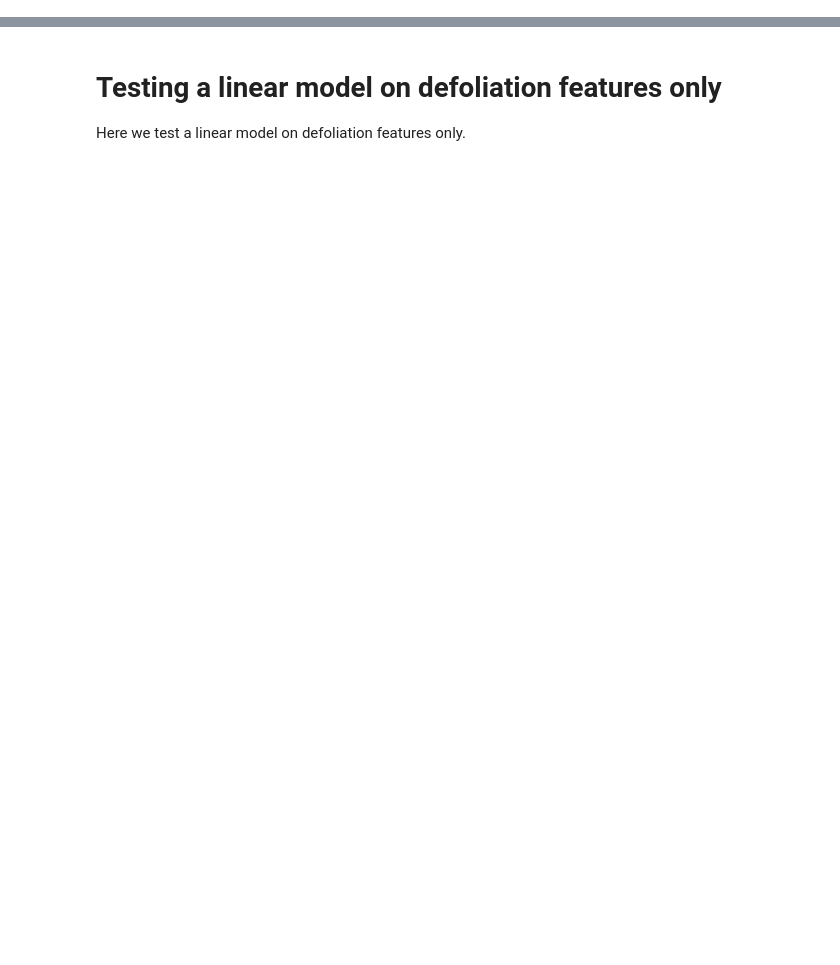
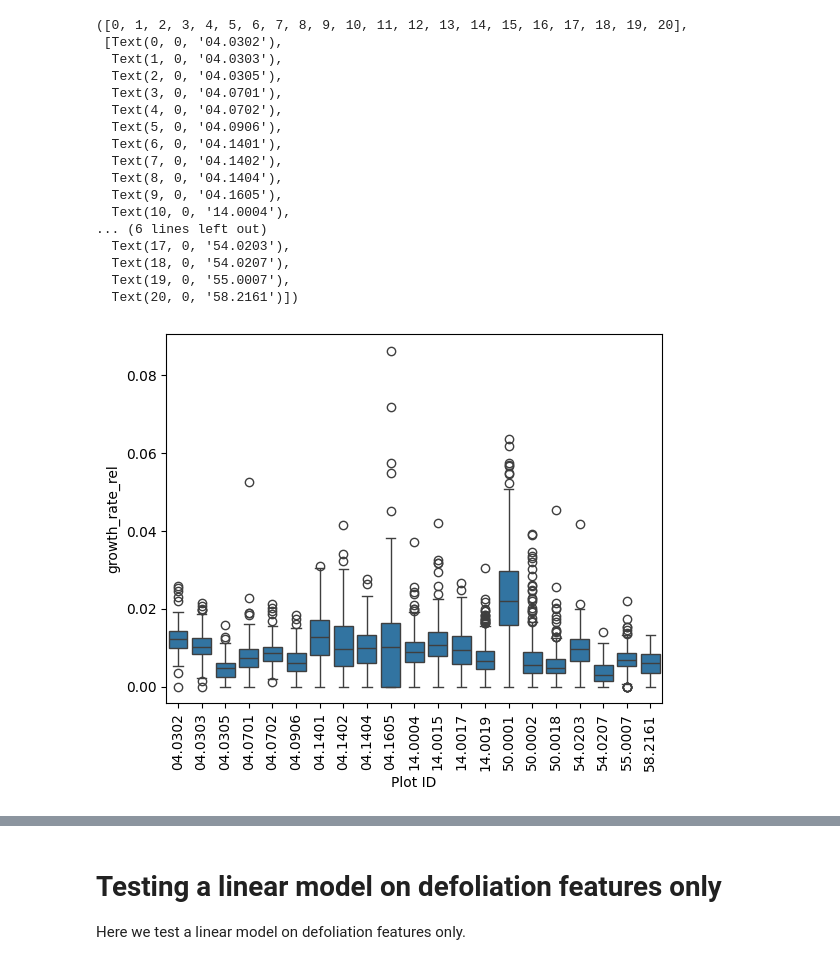
Before and after one commit to simlab-vs/icp-forest-xai, a Jupyter notebook: explore.ipynb, the cells around one changed output, grey strips where cells are left out. Saved outputs shown, nothing was run; the diff lists cells and outputs as text; code cells hidden in the pictures; blank space fills up the shorter version.

```diff
--- a/explore.ipynb
+++ b/explore.ipynb
@@ -43,8 +60,31 @@ plt.title("Distribution of the number of trees per plot")
 # %%
 # Plot box plots of target variable by plot_id
 
 # Keep only plots with at least 10 trees
 data = df.with_columns(
     pl.col("tree_id").n_unique().over("plot_id").alias("num_trees")
 ).filter(pl.col("num_trees") >= 100)
 sns.boxplot(x="plot_id", y=TARGET, data=data.to_pandas())
+plt.xlabel("Plot ID")
+
+# Vertical label for x-axis
+plt.xticks(rotation=90)
+# %% [output]
+([0, 1, 2, 3, 4, 5, 6, 7, 8, 9, 10, 11, 12, 13, 14, 15, 16, 17, 18, 19, 20],
+ [Text(0, 0, '04.0302'),
+  Text(1, 0, '04.0303'),
+  Text(2, 0, '04.0305'),
+  Text(3, 0, '04.0701'),
+  Text(4, 0, '04.0702'),
+  Text(5, 0, '04.0906'),
+  Text(6, 0, '04.1401'),
+  Text(7, 0, '04.1402'),
+  Text(8, 0, '04.1404'),
+  Text(9, 0, '04.1605'),
+  Text(10, 0, '14.0004'),
+... (6 lines left out)
+  Text(17, 0, '54.0203'),
+  Text(18, 0, '54.0207'),
+  Text(19, 0, '55.0007'),
+  Text(20, 0, '58.2161')])
+[figure, added]
```
Also changed, not shown: parts of 6 cells of this notebook, 12 other files.
